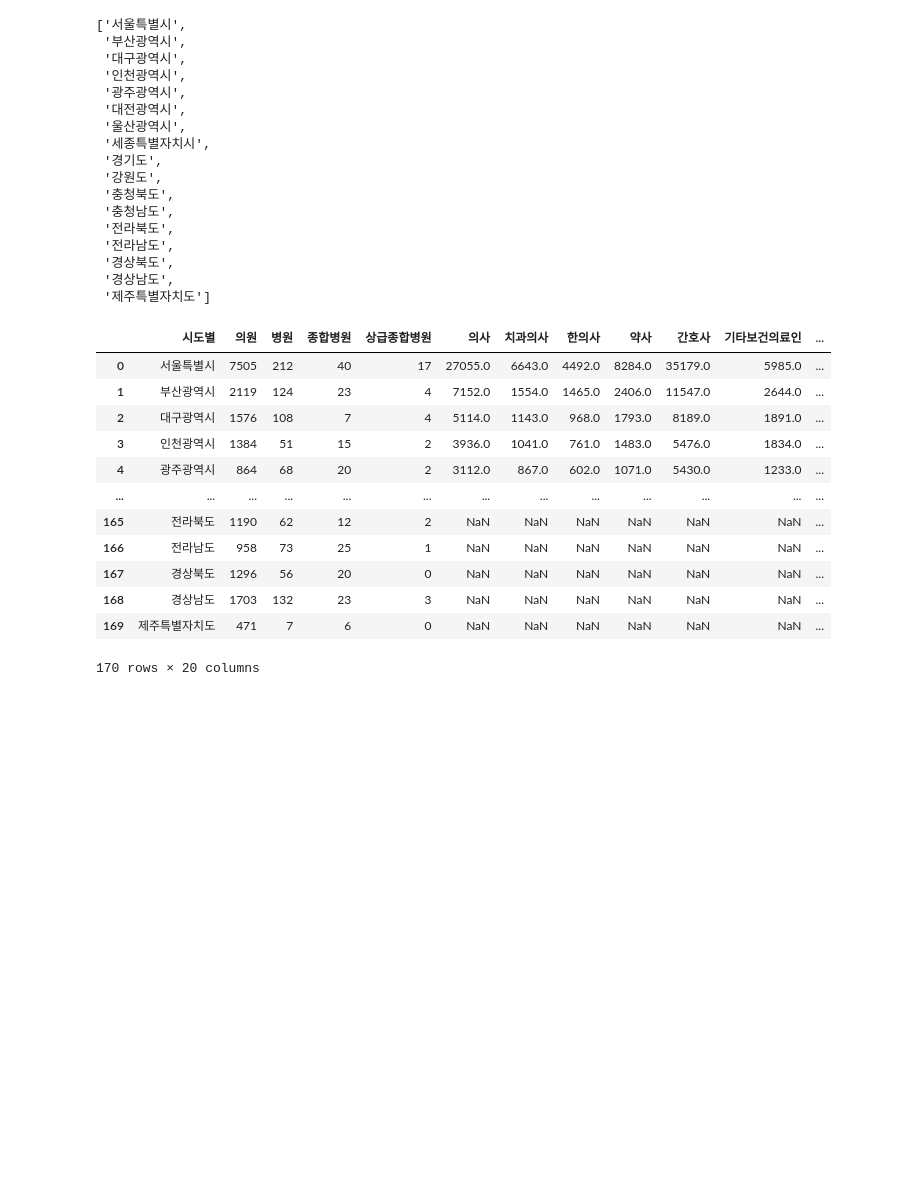
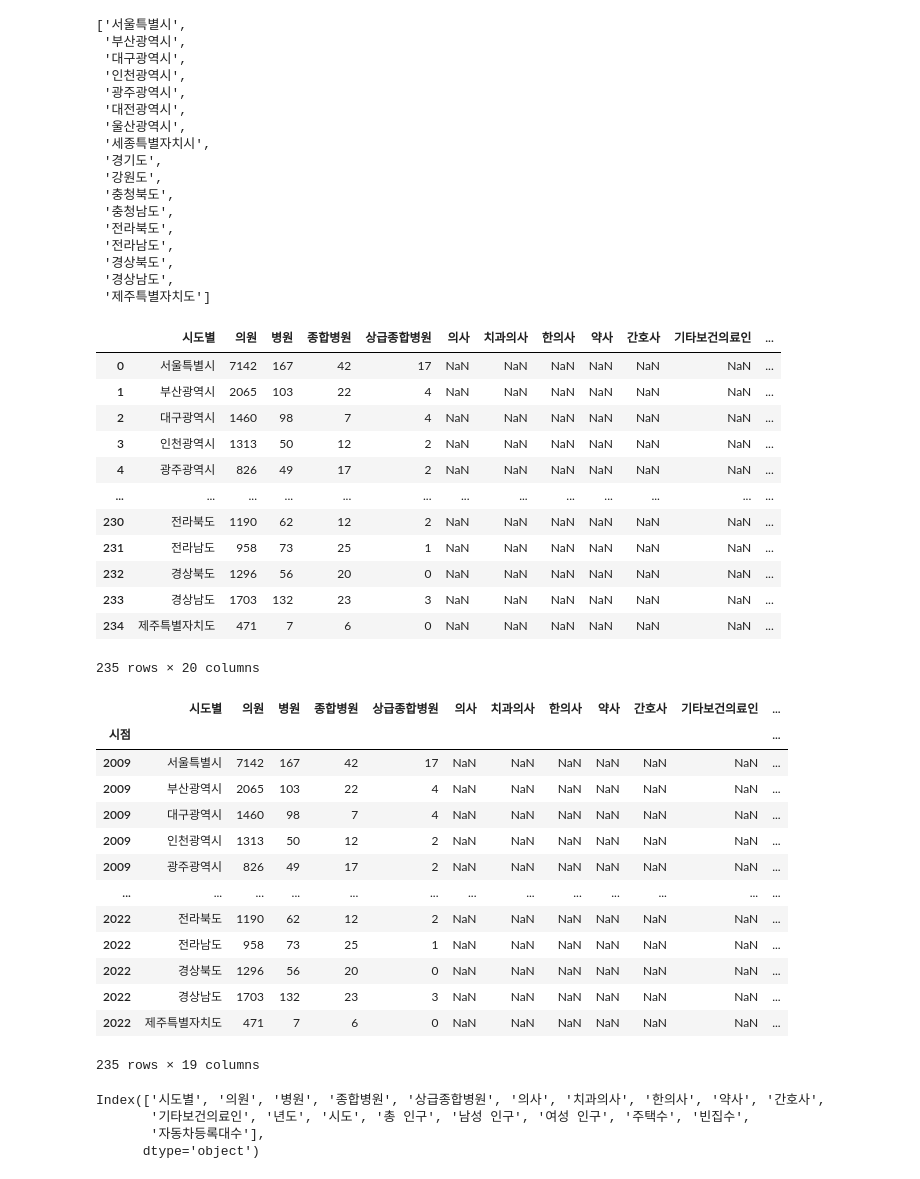
Before and after one commit to vxornjs11/Pytone_Flutter, a Jupyter notebook: Note/00. First 취합.ipynb, the cells around one changed output. Saved outputs shown, nothing was run; the diff lists cells and outputs as text; code cells hidden in the pictures; blank space fills up the shorter version.

```diff
--- a/Note/00. First 취합.ipynb
+++ b/Note/00. First 취합.ipynb
@@ -85,18 +97,44 @@ list(pop_house_car['시도'][:17])
  '경상남도',
  '제주특별자치도']
 # %%
-pd.merge(public_health,pop_house_car, how='right', right_on=['년도','시도'], left_on=['시점','시도별'])
+df=pd.merge(public_health,pop_house_car, how='left', right_on=['년도','시도'], left_on=['시점','시도별'])
+df
 # %% [output]
 |  | 시도별 | 의원 | 병원 | 종합병원 | 상급종합병원 | 의사 | 치과의사 | 한의사 | 약사 | 간호사 | 기타보건의료인 | ... |
-| 0 | 서울특별시 | 7505 | 212 | 40 | 17 | 27055.0 | 6643.0 | 4492.0 | 8284.0 | 35179.0 | 5985.0 | ... |
-| 1 | 부산광역시 | 2119 | 124 | 23 | 4 | 7152.0 | 1554.0 | 1465.0 | 2406.0 | 11547.0 | 2644.0 | ... |
-| 2 | 대구광역시 | 1576 | 108 | 7 | 4 | 5114.0 | 1143.0 | 968.0 | 1793.0 | 8189.0 | 1891.0 | ... |
-| 3 | 인천광역시 | 1384 | 51 | 15 | 2 | 3936.0 | 1041.0 | 761.0 | 1483.0 | 5476.0 | 1834.0 | ... |
-| 4 | 광주광역시 | 864 | 68 | 20 | 2 | 3112.0 | 867.0 | 602.0 | 1071.0 | 5430.0 | 1233.0 | ... |
+| 0 | 서울특별시 | 7142 | 167 | 42 | 17 | NaN | NaN | NaN | NaN | NaN | NaN | ... |
+| 1 | 부산광역시 | 2065 | 103 | 22 | 4 | NaN | NaN | NaN | NaN | NaN | NaN | ... |
+| 2 | 대구광역시 | 1460 | 98 | 7 | 4 | NaN | NaN | NaN | NaN | NaN | NaN | ... |
+| 3 | 인천광역시 | 1313 | 50 | 12 | 2 | NaN | NaN | NaN | NaN | NaN | NaN | ... |
+| 4 | 광주광역시 | 826 | 49 | 17 | 2 | NaN | NaN | NaN | NaN | NaN | NaN | ... |
 | ... | ... | ... | ... | ... | ... | ... | ... | ... | ... | ... | ... | ... |
-| 165 | 전라북도 | 1190 | 62 | 12 | 2 | NaN | NaN | NaN | NaN | NaN | NaN | ... |
-| 166 | 전라남도 | 958 | 73 | 25 | 1 | NaN | NaN | NaN | NaN | NaN | NaN | ... |
-| 167 | 경상북도 | 1296 | 56 | 20 | 0 | NaN | NaN | NaN | NaN | NaN | NaN | ... |
-| 168 | 경상남도 | 1703 | 132 | 23 | 3 | NaN | NaN | NaN | NaN | NaN | NaN | ... |
-| 169 | 제주특별자치도 | 471 | 7 | 6 | 0 | NaN | NaN | NaN | NaN | NaN | NaN | ... |
+| 230 | 전라북도 | 1190 | 62 | 12 | 2 | NaN | NaN | NaN | NaN | NaN | NaN | ... |
+| 231 | 전라남도 | 958 | 73 | 25 | 1 | NaN | NaN | NaN | NaN | NaN | NaN | ... |
+| 232 | 경상북도 | 1296 | 56 | 20 | 0 | NaN | NaN | NaN | NaN | NaN | NaN | ... |
+| 233 | 경상남도 | 1703 | 132 | 23 | 3 | NaN | NaN | NaN | NaN | NaN | NaN | ... |
+| 234 | 제주특별자치도 | 471 | 7 | 6 | 0 | NaN | NaN | NaN | NaN | NaN | NaN | ... |
-170 rows × 20 columns
+235 rows × 20 columns
+# %%
+df.set_index('시점',inplace=True, drop=True)
+df
+# %% [output]
+|  | 시도별 | 의원 | 병원 | 종합병원 | 상급종합병원 | 의사 | 치과의사 | 한의사 | 약사 | 간호사 | 기타보건의료인 | ... |
+| 시점 |  |  |  |  |  |  |  |  |  |  |  | ... |
+| 2009 | 서울특별시 | 7142 | 167 | 42 | 17 | NaN | NaN | NaN | NaN | NaN | NaN | ... |
+| 2009 | 부산광역시 | 2065 | 103 | 22 | 4 | NaN | NaN | NaN | NaN | NaN | NaN | ... |
+| 2009 | 대구광역시 | 1460 | 98 | 7 | 4 | NaN | NaN | NaN | NaN | NaN | NaN | ... |
+| 2009 | 인천광역시 | 1313 | 50 | 12 | 2 | NaN | NaN | NaN | NaN | NaN | NaN | ... |
+| 2009 | 광주광역시 | 826 | 49 | 17 | 2 | NaN | NaN | NaN | NaN | NaN | NaN | ... |
+| ... | ... | ... | ... | ... | ... | ... | ... | ... | ... | ... | ... | ... |
+| 2022 | 전라북도 | 1190 | 62 | 12 | 2 | NaN | NaN | NaN | NaN | NaN | NaN | ... |
+| 2022 | 전라남도 | 958 | 73 | 25 | 1 | NaN | NaN | NaN | NaN | NaN | NaN | ... |
+| 2022 | 경상북도 | 1296 | 56 | 20 | 0 | NaN | NaN | NaN | NaN | NaN | NaN | ... |
+| 2022 | 경상남도 | 1703 | 132 | 23 | 3 | NaN | NaN | NaN | NaN | NaN | NaN | ... |
+| 2022 | 제주특별자치도 | 471 | 7 | 6 | 0 | NaN | NaN | NaN | NaN | NaN | NaN | ... |
+235 rows × 19 columns
+# %%
+df.columns
+# %% [output]
+Index(['시도별', '의원', '병원', '종합병원', '상급종합병원', '의사', '치과의사', '한의사', '약사', '간호사',
+       '기타보건의료인', '년도', '시도', '총 인구', '남성 인구', '여성 인구', '주택수', '빈집수',
+       '자동차등록대수'],
+      dtype='object')
```
Also changed, not shown: parts of 3 cells of this notebook.
